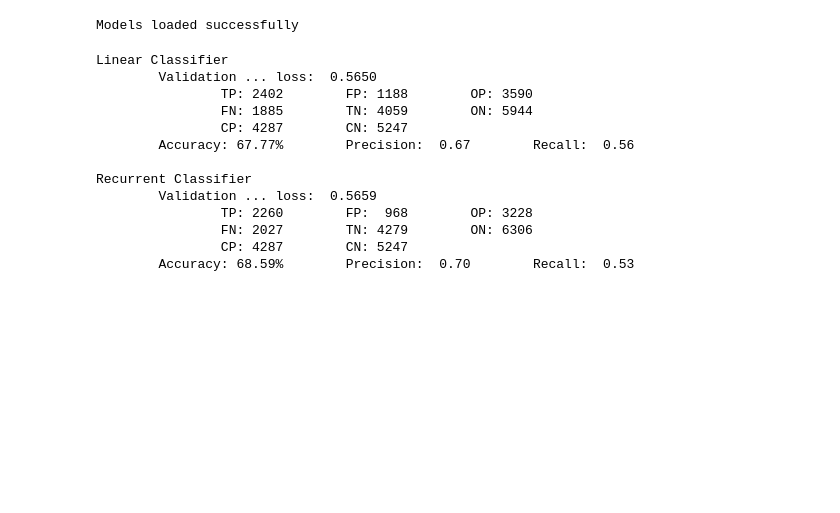
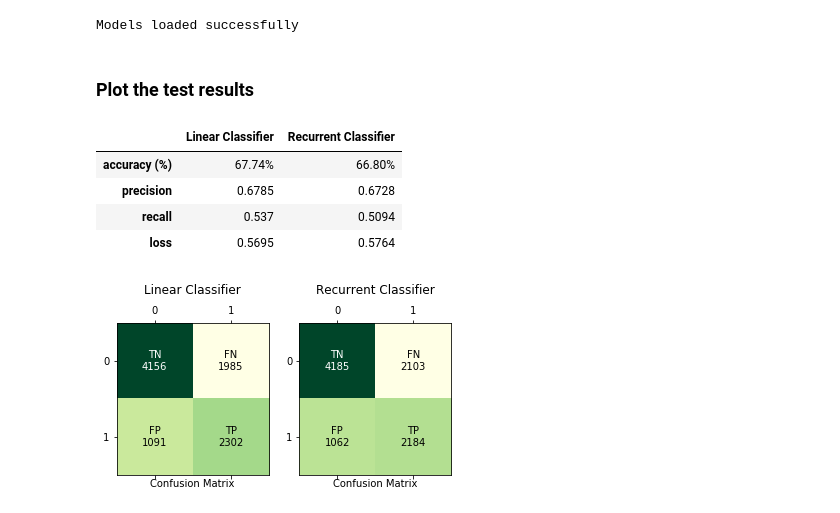
Before and after one commit to silviomori/udacity-machine-learning-capstone-starbucks, a Jupyter notebook: ModelTraining.ipynb, the cells around one changed output. Cells and saved outputs as stored; diff of their text form; code cells hidden in the pictures; blank space fills up the shorter version.

Commit message:
feat: Plot the results; Use scikit to get metrics

```diff
--- a/ModelTraining.ipynb
+++ b/ModelTraining.ipynb
@@ -226,22 +223,51 @@ Models loaded successfully
 # %%
 ## Test models
 
-print('Linear Classifier')
-loss = validate(linear_classifier, test_dataloader, verbose=True)
+l_loss, l_acc, l_prec, l_rec, l_cmatrix = \
+    validate(linear_classifier, test_dataloader)
 
-print('\nRecurrent Classifier')
-loss = validate(recurrent_classifier, test_dataloader, verbose=True)
+r_loss, r_acc, r_prec, r_rec, r_cmatrix = \
+    validate(recurrent_classifier, test_dataloader)
-# %% [output]
-Linear Classifier
-        Validation ... loss:  0.5650
-                TP: 2402        FP: 1188        OP: 3590
-                FN: 1885        TN: 4059        ON: 5944
-                CP: 4287        CN: 5247
-        Accuracy: 67.77%        Precision:  0.67        Recall:  0.56
-
-Recurrent Classifier
-        Validation ... loss:  0.5659
-                TP: 2260        FP:  968        OP: 3228
-                FN: 2027        TN: 4279        ON: 6306
-                CP: 4287        CN: 5247
-        Accuracy: 68.59%        Precision:  0.70        Recall:  0.53
+# %% [markdown]
+### Plot the test results
+# %%
+def build_cmatrix(c_matrix, ax):
+    ax.matshow(c_matrix, cmap='YlGn')
+    ax.set_xlabel('Confusion Matrix')
+    ax.text(0, 0, f'TN\n{c_matrix[0,0]}',
+            ha="center", va="center", color="w")
+    ax.text(0, 1, f'FP\n{c_matrix[0,1]}',
+            ha="center", va="center", color="k")
+    ax.text(1, 0, f'FN\n{c_matrix[1,0]}',
+            ha="center", va="center", color="k")
+    ax.text(1, 1, f'TP\n{c_matrix[1,1]}',
+            ha="center", va="center", color="k")
+# %%
+# Build the confusion matrix
+fig, axs = plt.subplots(nrows=1, ncols=2)
+
+build_cmatrix(l_cmatrix, axs[0])
+axs[0].set_title('Linear Classifier\n')
+
+build_cmatrix(r_cmatrix, axs[1])
+axs[1].set_title('Recurrent Classifier\n')
+
+# Table of results
+result_df = pd.DataFrame(
+    [[f'{l_acc*100:.2f}%', l_prec, l_rec, l_loss],
+     [f'{r_acc*100:.2f}%', r_prec, r_rec, r_loss]],
+    columns=['accuracy (%)', 'precision', 'recall', 'loss'],
+    index=['Linear Classifier',
+         'Recurrent Classifier']).T
+
+# Display results
+pd.set_option('display.precision', 4)
+display(result_df)
+plt.show()
+# %% [output]
+|  | Linear Classifier | Recurrent Classifier |
+| accuracy (%) | 67.74% | 66.80% |
+| precision | 0.6785 | 0.6728 |
+| recall | 0.537 | 0.5094 |
+| loss | 0.5695 | 0.5764 |
+[figure, added]
```
Also changed, not shown: parts of 9 cells of this notebook.
